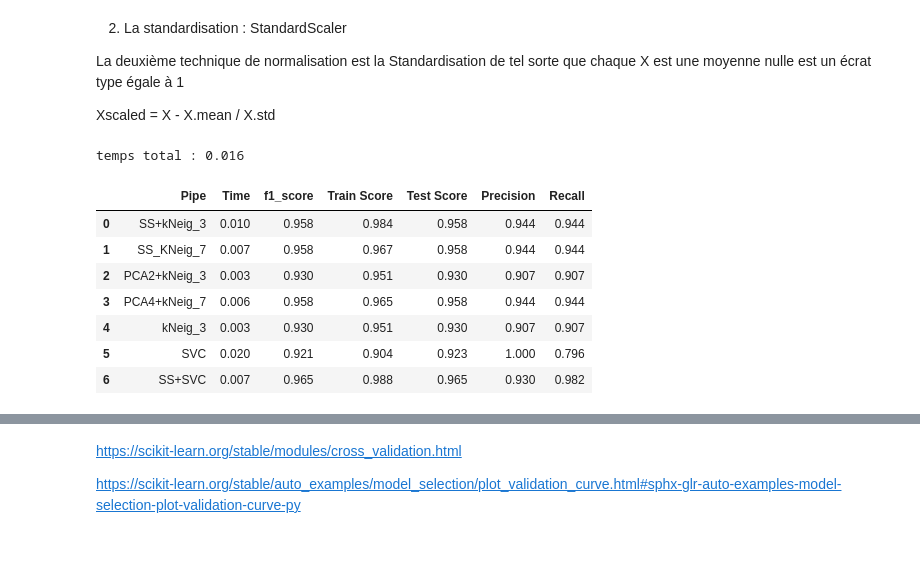
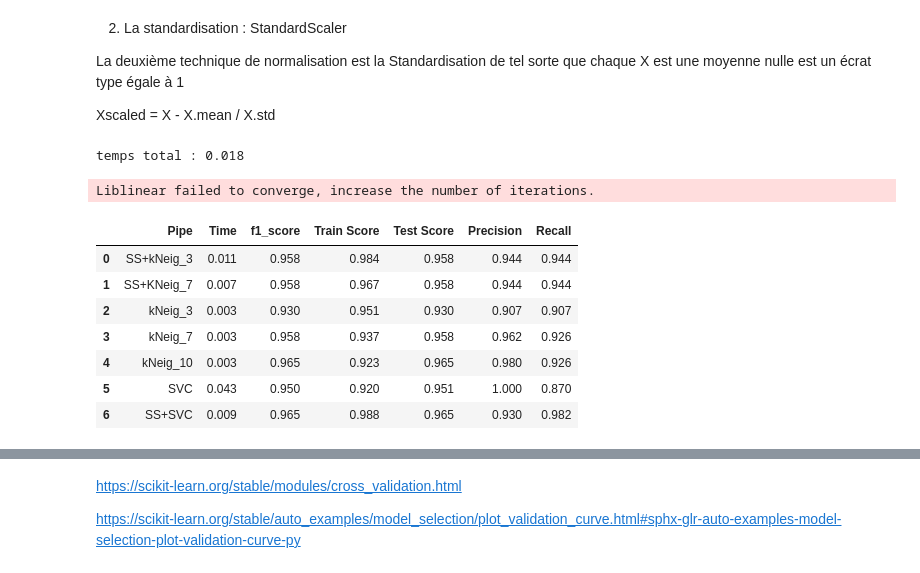
Before and after one commit to SaciaHouioua/BriefKnn, a Jupyter notebook: briefKnn.ipynb, the cells around one changed output, grey strips where cells are left out. Cells and saved outputs as stored; diff of their text form; code cells hidden in the pictures.

```diff
--- a/briefKnn.ipynb
+++ b/briefKnn.ipynb
@@ -376,7 +376,7 @@ Il existe aussi d'autres hyper_paramètres à optimiser dans le cadre KNeighbors
 # cross_val_score
 valScore =[]
 for k in range(2,30) :
-    S = round(cross_val_score(KNeighborsClassifier(k), X_train, y_train, cv=5, scoring='accuracy').mean(),3)
+    S = round(cross_val_score(KNeighborsClassifier(k), X_train, y_train, cv=10, scoring='accuracy').mean(),3)
     valScore.append(S)
 plt.plot(valScore)
 plt.ylabel('Score')
@@ -455,6 +457,10 @@ from sklearn.svm import LinearSVC
 # %%
 # Utilisation de pipeline pour tester différentes combinaison
-from sklearn.pipeline import Pipeline
+
+X_train, X_test, Y_train, Y_test = train_test_split(X,y, test_size =0.25, random_state=42)
+
+
+
 pipe1 = Pipeline([
     ('SS', StandardScaler()),
     ('kNeig_3', KNeighborsClassifier(n_neighbors=3))
@@ -466,24 +472,23 @@ pipe2 = Pipeline([
     ])
 
 pipe3 = Pipeline([
-   # ('PCA2', PCA(n_components=2)),
+   # ('PCA2', PCA(n_components=4)),
     ('kNeig_3', KNeighborsClassifier(n_neighbors=3))
     ])
 
 pipe4 = Pipeline([
-    ('SS', StandardScaler()),
-    ('PCA4', PCA(n_components=4)),
     ('kNeig_7', KNeighborsClassifier(n_neighbors=7))
     ])
+
 pipe5 = Pipeline([
-    ('kNeig_3', KNeighborsClassifier(n_neighbors=3))
+    ('kNeig_3', KNeighborsClassifier(n_neighbors=10))
     ])
 pipe6 = Pipeline([
-    ('SVC', LinearSVC(max_iter=500))
+    ('SVC', LinearSVC(max_iter=1500))
     ])
 pipe7 = Pipeline([
     ('SS', StandardScaler()),
-    ('SVC', LinearSVC(max_iter=500))
+    ('SVC', LinearSVC(max_iter=1500))
     ])
 
 
@@ -496,7 +501,7 @@ ScoreTS= []
 P = []
 R = []
 
-pipes = [pipe1, pipe2, pipe3, pipe4, pipe5,pipe6,pipe7]
+pipes = [ pipe1, pipe2, pipe3, pipe4, pipe5,pipe6,pipe7]
 
 for pipe in pipes:
 
@@ -507,6 +512,7 @@ for pipe in pipes:
 
     # predict and save results evaluation
     y_pred = pipe.predict(X_test)
+
 
 
     f1 = f1_score(Y_test, y_pred, average='weighted')
@@ -517,39 +523,40 @@ for pipe in pipes:
 
     # save time and scores
     t.append(round(t1,3))
     f1Score.append(round(f1,3))
     ScoreTR.append(round(S,3))
     ScoreTS.append(round(ST,3))
     P.append(round(p1,3))
     R.append(round(r1,3))
 
 time_f = time()- start
-names = ["SS+kNeig_3", "SS_KNeig_7", "PCA2+kNeig_3", "PCA4+kNeig_7","kNeig_3","SVC","SS+SVC"]
+names = ["SS+kNeig_3", "SS+KNeig_7", "kNeig_3", "kNeig_7","kNeig_10","SVC","SS+SVC"]
 # mettre les résultats ds un tableau
 
 print("temps total :", round(time_f,3))
 
 #mettre les résultats d'un dictionnaire et le convertir ds un dataframe
 dict_result = {}
 dict_result ['Pipe'] = names
 dict_result ['Time'] = t
 dict_result ['f1_score'] = f1Score
 dict_result ['Train Score'] = ScoreTR
 dict_result ['Test Score'] = ScoreTS
 dict_result ['Precision'] = P
 dict_result ['Recall'] = R
 
 df = pd.DataFrame.from_dict(dict_result)
 #df.to_csv('result1.csv')
 #df1 = pd.read_csv('result1.csv')
 df
 # %% [output]
-temps total : 0.016
+temps total : 0.018
+Liblinear failed to converge, increase the number of iterations.
 |  | Pipe | Time | f1_score | Train Score | Test Score | Precision | Recall |
-| 0 | SS+kNeig_3 | 0.010 | 0.958 | 0.984 | 0.958 | 0.944 | 0.944 |
-| 1 | SS_KNeig_7 | 0.007 | 0.958 | 0.967 | 0.958 | 0.944 | 0.944 |
-| 2 | PCA2+kNeig_3 | 0.003 | 0.930 | 0.951 | 0.930 | 0.907 | 0.907 |
-| 3 | PCA4+kNeig_7 | 0.006 | 0.958 | 0.965 | 0.958 | 0.944 | 0.944 |
-| 4 | kNeig_3 | 0.003 | 0.930 | 0.951 | 0.930 | 0.907 | 0.907 |
-| 5 | SVC | 0.020 | 0.921 | 0.904 | 0.923 | 1.000 | 0.796 |
-| 6 | SS+SVC | 0.007 | 0.965 | 0.988 | 0.965 | 0.930 | 0.982 |
+| 0 | SS+kNeig_3 | 0.011 | 0.958 | 0.984 | 0.958 | 0.944 | 0.944 |
+| 1 | SS+KNeig_7 | 0.007 | 0.958 | 0.967 | 0.958 | 0.944 | 0.944 |
+| 2 | kNeig_3 | 0.003 | 0.930 | 0.951 | 0.930 | 0.907 | 0.907 |
+| 3 | kNeig_7 | 0.003 | 0.958 | 0.937 | 0.958 | 0.962 | 0.926 |
+| 4 | kNeig_10 | 0.003 | 0.965 | 0.923 | 0.965 | 0.980 | 0.926 |
+| 5 | SVC | 0.043 | 0.950 | 0.920 | 0.951 | 1.000 | 0.870 |
+| 6 | SS+SVC | 0.009 | 0.965 | 0.988 | 0.965 | 0.930 | 0.982 |
```
Also changed, not shown: parts of 15 cells of this notebook, 2 other files.
